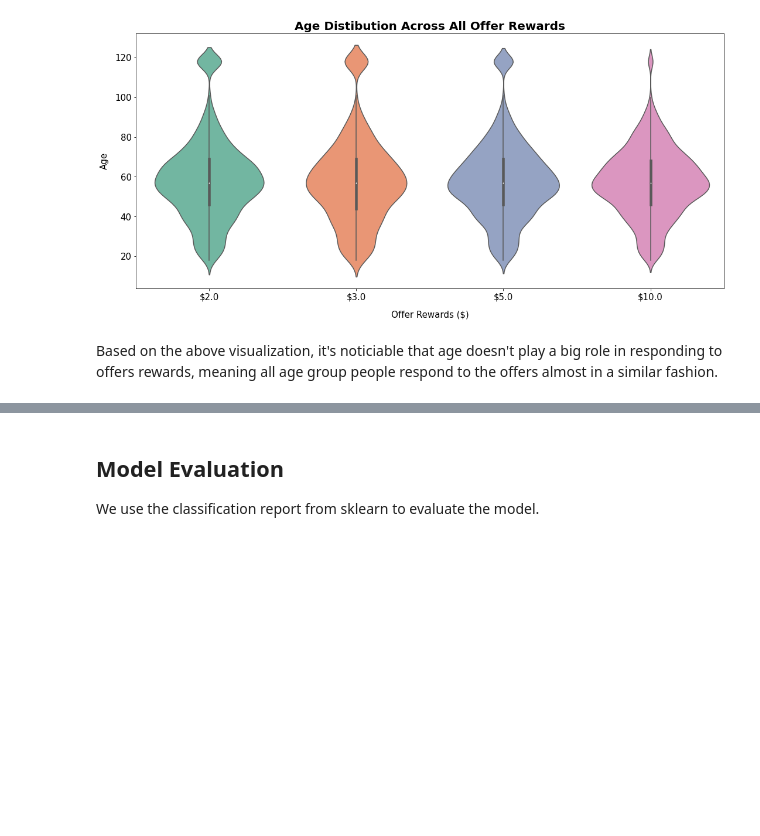
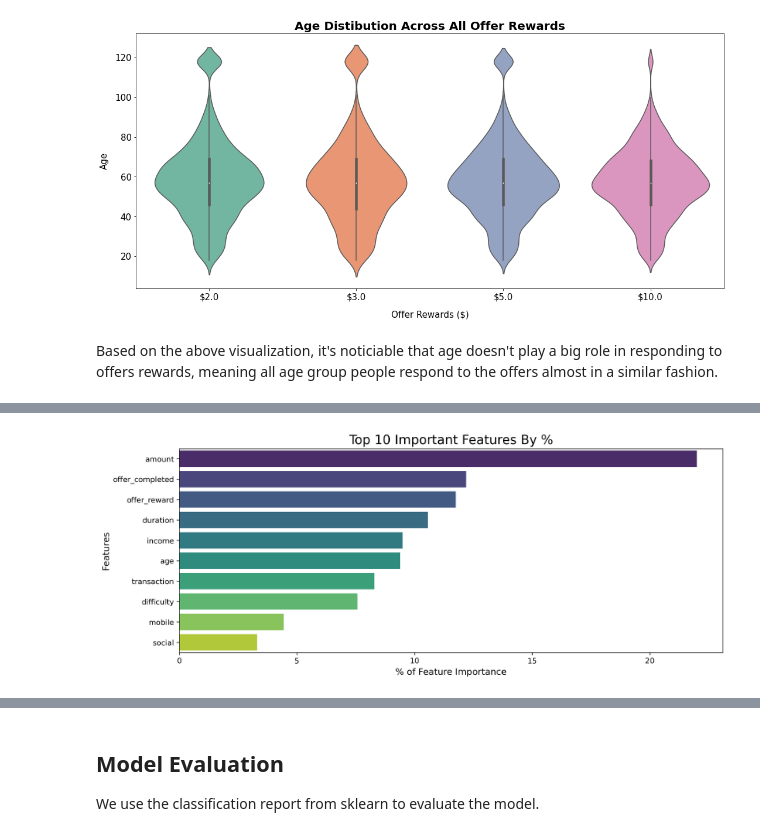
Before and after one commit to SiddharthSabat/Data-Science-and-ML-Portfolio, a Jupyter notebook: Data_Scientist_Starbucks_Capstone/Starbucks_Capstone_notebook.ipynb, the cells around one changed output, grey strips where cells are left out. Saved outputs shown, nothing was run; the diff lists cells and outputs as text; code cells hidden in the pictures; blank space fills up the shorter version.

Commit message:
Updated Data Modeling part with RandomForestClassifier model

```diff
--- a/Data_Scientist_Starbucks_Capstone/Starbucks_Capstone_notebook.ipynb
+++ b/Data_Scientist_Starbucks_Capstone/Starbucks_Capstone_notebook.ipynb
@@ -1226,0 +1223,3 @@ cv.fit(X_train, y_train);
+# %%
+# List of features to scale
+features_to_scale  = ['offer_reward', 'duration', 'difficulty', 'age', 'income']
@@ -1226,0 +1252,4 @@ cv.fit(X_train, y_train);
+# %%
+# Scale selected features in training set i.e. X_train
+X_train_scaled = features_scale(X_train, feat=features_to_scale)
+X_train_scaled.head()
@@ -1226,0 +1343,15 @@ cv.fit(X_train, y_train);
+# %%
+# Tuninig RandomForestClassifier classifier with the help of param grid in GridSearchCV
+param_grid = {
+               # Number of trees in random forest
+              'n_estimators': [10, 50, 80, 100],
+               # Maximum number of levels in tree
+              'max_depth': [None],
+               # Minimum number of samples required to split a node
+              'min_samples_split': [2, 5, 10],
+               # Minimum number of samples required at each leaf node
+              'min_samples_leaf': [1, 2, 4]}
+
+rfc = RandomForestClassifier(random_state=42)
+rfc_best_score, rfc_best_est, _ = fit_classifier(rfc, param_grid)
+rfc_best_est
@@ -1226,0 +1374,9 @@ cv.fit(X_train, y_train);
+# %%
+# Prepare a dataframe with features and their importance by RandomForestClassifier
+feature_imp_rfc = pd.DataFrame(rfc_best_est.feature_importances_,index=X_train_scaled.columns.tolist(),columns=['feat_imp']).reset_index()
+
+feature_imp_rfc.rename(columns={'index': 'feature'}, inplace=True)
+feature_imp_rfc['feat_imp_rate'] = np.round((feature_imp_rfc['feat_imp']/feature_imp_rfc['feat_imp'].sum())*100,2)
+feature_imp_rfc = feature_imp_rfc.sort_values(by=['feat_imp_rate'], ascending=False).reset_index(drop=True)
+feature_imp_rfc.drop(columns=['feat_imp'],inplace=True)
+feature_imp_rfc
@@ -1226,0 +1402,12 @@ cv.fit(X_train, y_train);
+# %%
+# Plot bar chart of features with their importance
+plt.figure(figsize=[13,5], dpi = 300)
+sns.barplot(x=feature_imp_rfc.loc[0:10,'feat_imp_rate'], y=feature_imp_rfc.loc[0:9,'feature'], palette = 'viridis', data=feature_imp_rfc)
+plt.xlabel('% of Feature Importance', fontsize = 12)
+plt.ylabel('Features', fontsize = 12)
+plt.title('Top 10 Important Features By %', fontsize = 17)
+
+plt.savefig('./screenshots/16_Top_10_Important_Features.png', dpi=600, bbox_inches ='tight')
+plt.show()
+# %% [output]
+[figure, added]
```
Also changed, not shown: parts of 46 cells of this notebook, 1 other file.
